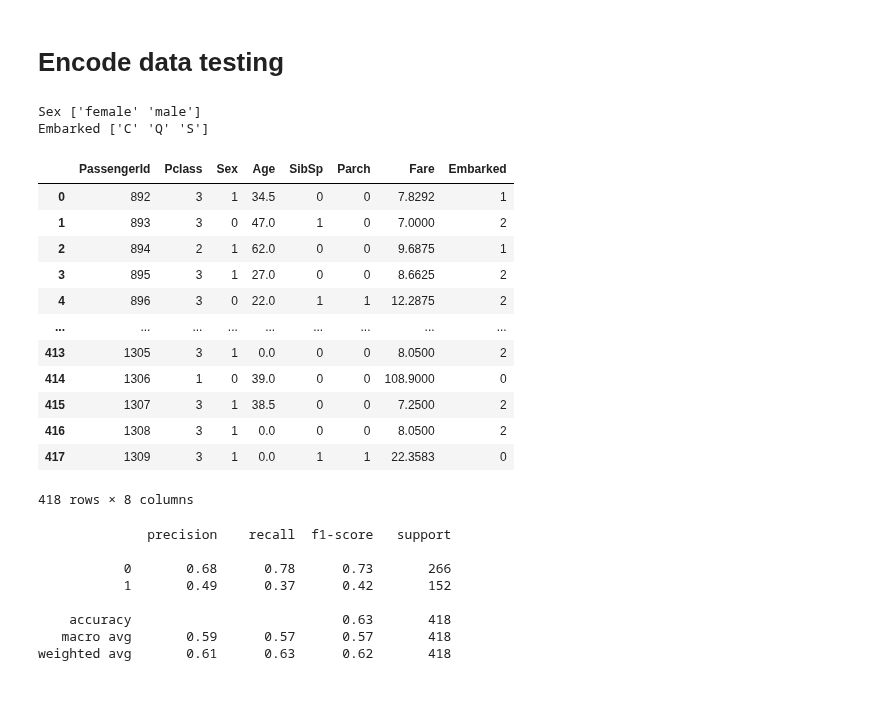
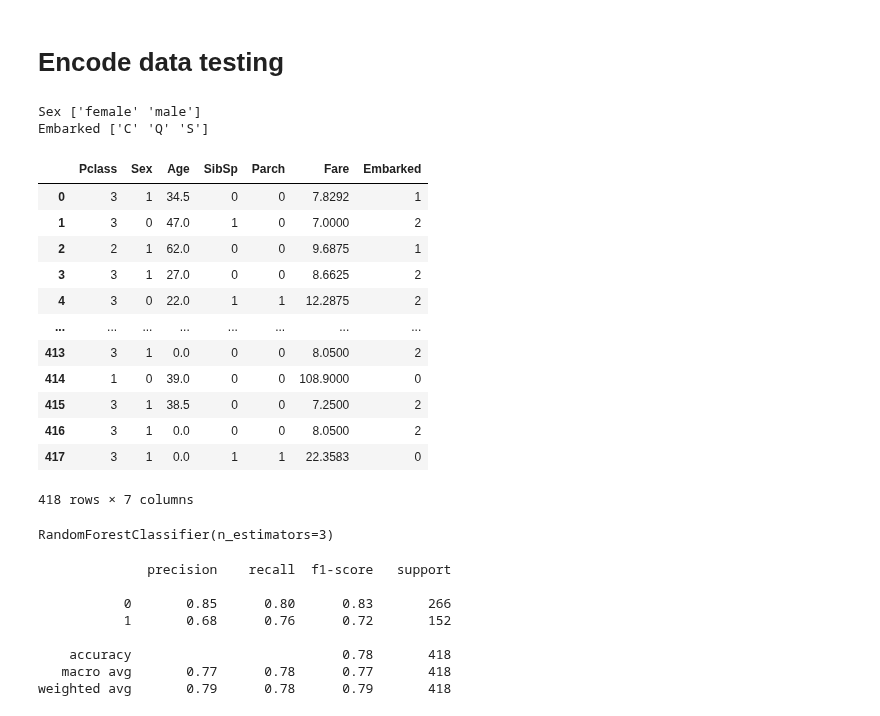
Before and after one commit to Ajhie1987/Python_Train, a Jupyter notebook: Final_Assign.ipynb, the cells around one changed output. Saved outputs shown, nothing was run; the diff lists cells and outputs as text; code cells hidden in the pictures.

```diff
--- a/Final_Assign.ipynb
+++ b/Final_Assign.ipynb
@@ -135,15 +150,7 @@ KeyError: 'Survived'
 # %% [markdown]
 # Cleaning data training
 # %%
-df_train = df_train[['PassengerId', 'Pclass','Sex', 'Age', 'SibSp','Parch','Fare','Embarked', 'Survived']]
+df_train = df_train[['Pclass','Sex', 'Age', 'SibSp','Parch','Fare','Embarked', 'Survived']]
 
-df_train.isna().sum()
-
-df_train.loc[:,"Age"] = df_train["Age"].fillna(0)
-
-df_train = df_train.dropna()
-
-df_train_fitur = df_train[['PassengerId', 'Pclass','Sex', 'Age', 'SibSp','Parch','Fare','Embarked']]
-
-df_train_fitur.info()
+df_train.isnull().sum()
 # %% [output]
@@ -164,0 +166,3 @@ memory usage: 62.5+ KB
+# %%
+df_train['Age'] = df_train['Age'].fillna(0)
+df_train = df_train.dropna()
@@ -164,0 +175,3 @@ memory usage: 62.5+ KB
+# %%
+train_fitur = df_train[['Pclass','Sex', 'Age', 'SibSp','Parch','Fare','Embarked']]
+train_fitur.info()
@@ -190,7 +215,7 @@ Name: Survived, Length: 889, dtype: int64
 # %% [markdown]
 # Encode data training
 # %%
-train_fitur = df_train_fitur.copy()
+train_fitur = train_fitur.copy()
 
 col_to_encode = ['Sex','Embarked']
 
@@ -219,31 +244,31 @@ Embarked ['C' 'Q' 'S']
 # %% [markdown]
 # Encode data testing
 # %%
-df_test_fitur = df_test_fitur[['PassengerId', 'Pclass','Sex', 'Age', 'SibSp','Parch','Fare','Embarked']]
+df_test_fitur = df_test_fitur[['Pclass','Sex', 'Age', 'SibSp','Parch','Fare','Embarked']]
 
 test_fitur = df_test_fitur.copy()
 
 col_to_encode = ['Sex','Embarked']
 
 for c in col_to_encode:
   le = LabelEncoder()
   test_fitur[c] = le.fit_transform(test_fitur[c])
   print(c, le.classes_)
 
 test_fitur
 # %% [output]
 Sex ['female' 'male']
 Embarked ['C' 'Q' 'S']
-|  | PassengerId | Pclass | Sex | Age | SibSp | Parch | Fare | Embarked |
-| 0 | 892 | 3 | 1 | 34.5 | 0 | 0 | 7.8292 | 1 |
-| 1 | 893 | 3 | 0 | 47.0 | 1 | 0 | 7.0000 | 2 |
-| 2 | 894 | 2 | 1 | 62.0 | 0 | 0 | 9.6875 | 1 |
-| 3 | 895 | 3 | 1 | 27.0 | 0 | 0 | 8.6625 | 2 |
-| 4 | 896 | 3 | 0 | 22.0 | 1 | 1 | 12.2875 | 2 |
-| ... | ... | ... | ... | ... | ... | ... | ... | ... |
-| 413 | 1305 | 3 | 1 | 0.0 | 0 | 0 | 8.0500 | 2 |
-| 414 | 1306 | 1 | 0 | 39.0 | 0 | 0 | 108.9000 | 0 |
-| 415 | 1307 | 3 | 1 | 38.5 | 0 | 0 | 7.2500 | 2 |
-| 416 | 1308 | 3 | 1 | 0.0 | 0 | 0 | 8.0500 | 2 |
-| 417 | 1309 | 3 | 1 | 0.0 | 1 | 1 | 22.3583 | 0 |
+|  | Pclass | Sex | Age | SibSp | Parch | Fare | Embarked |
+| 0 | 3 | 1 | 34.5 | 0 | 0 | 7.8292 | 1 |
+| 1 | 3 | 0 | 47.0 | 1 | 0 | 7.0000 | 2 |
+| 2 | 2 | 1 | 62.0 | 0 | 0 | 9.6875 | 1 |
+| 3 | 3 | 1 | 27.0 | 0 | 0 | 8.6625 | 2 |
+| 4 | 3 | 0 | 22.0 | 1 | 1 | 12.2875 | 2 |
+| ... | ... | ... | ... | ... | ... | ... | ... |
+| 413 | 3 | 1 | 0.0 | 0 | 0 | 8.0500 | 2 |
+| 414 | 1 | 0 | 39.0 | 0 | 0 | 108.9000 | 0 |
+| 415 | 3 | 1 | 38.5 | 0 | 0 | 7.2500 | 2 |
+| 416 | 3 | 1 | 0.0 | 0 | 0 | 8.0500 | 2 |
+| 417 | 3 | 1 | 0.0 | 1 | 1 | 22.3583 | 0 |
-418 rows × 8 columns
+418 rows × 7 columns
@@ -257,13 +275,18 @@ error_rate.append(np.mean(pred_i != df_train_target))
+# %%
+model_RF = RandomForestClassifier(n_estimators=3)
+
+model_RF.fit(train_fitur,train_target)
+# %% [output]
+RandomForestClassifier(n_estimators=3)
 # %%
-y_pred = model_LR.predict(test_fitur)
-
-print(classification_report(df_test_target,y_pred))
+y_predRF = model_RF.predict(test_fitur)
+print(classification_report(df_test_target, y_predRF))
 # %% [output]
               precision    recall  f1-score   support
 
-           0       0.68      0.78      0.73       266
-           1       0.49      0.37      0.42       152
+           0       0.85      0.80      0.83       266
+           1       0.68      0.76      0.72       152
 
-    accuracy                           0.63       418
-   macro avg       0.59      0.57      0.57       418
-weighted avg       0.61      0.63      0.62       418
+    accuracy                           0.78       418
+   macro avg       0.77      0.78      0.77       418
+weighted avg       0.79      0.78      0.79       418
```
Also changed, not shown: parts of 20 cells of this notebook.
